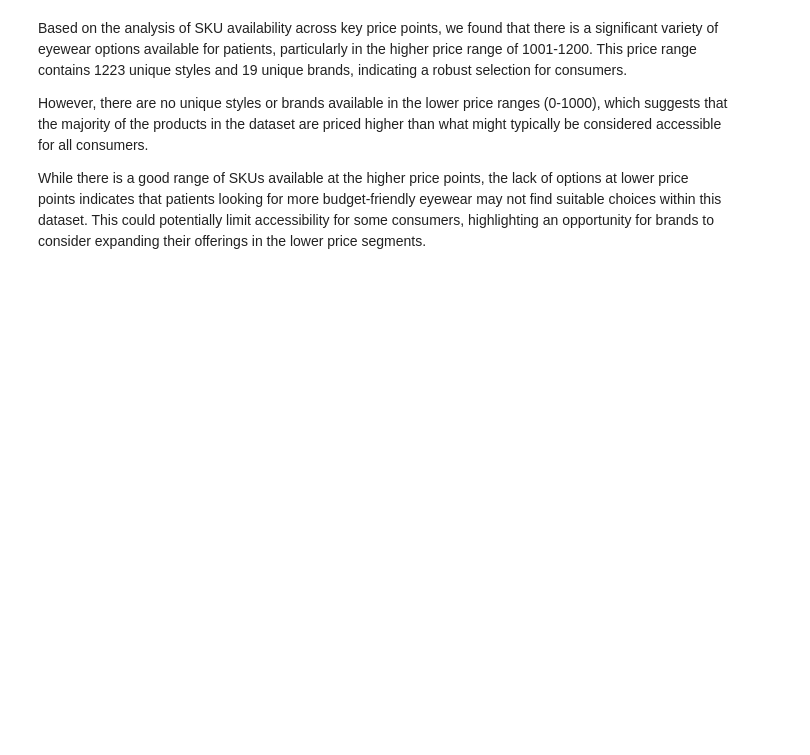
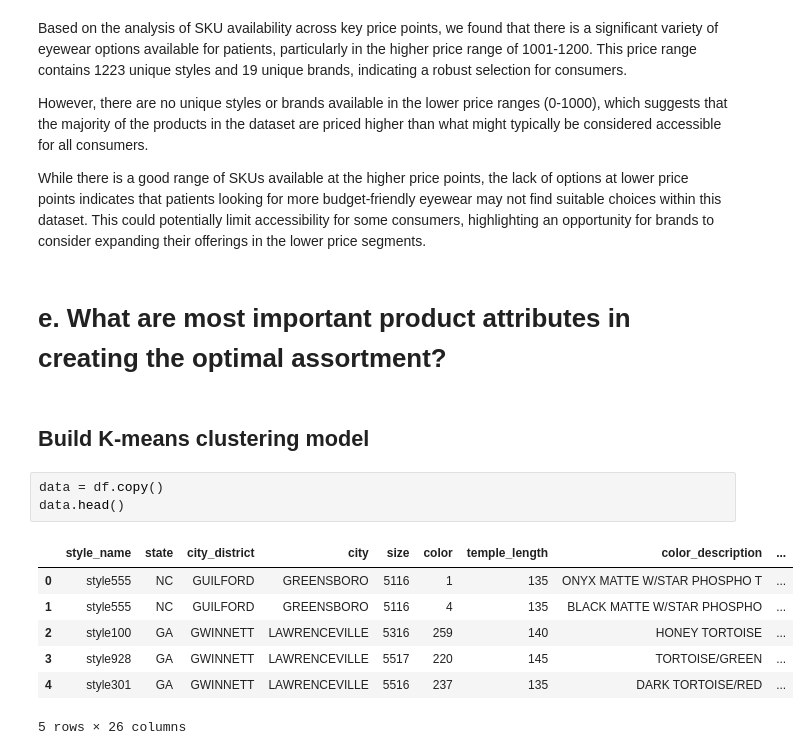
Before and after one commit to gmukku/Product-Assortment-Analysis, a Jupyter notebook: code/DSPM_Proj_Team_4.ipynb, the cells around one changed output. Cells and saved outputs as stored; diff of their text form; blank space fills up the shorter version.

```diff
--- a/code/DSPM_Proj_Team_4.ipynb
+++ b/code/DSPM_Proj_Team_4.ipynb
@@ -478,3 +478,18 @@ Based on the analysis of SKU availability across key price points, we found that
 However, there are no unique styles or brands available in the lower price ranges (0-1000), which suggests that the majority of the products in the dataset are priced higher than what might typically be considered accessible for all consumers.
 
 While there is a good range of SKUs available at the higher price points, the lack of options at lower price points indicates that patients looking for more budget-friendly eyewear may not find suitable choices within this dataset. This could potentially limit accessibility for some consumers, highlighting an opportunity for brands to consider expanding their offerings in the lower price segments.
+# %% [markdown]
+# e. What are most important product attributes in creating the optimal assortment?
+# %% [markdown]
+## Build K-means clustering model
+# %%
+data = df.copy()
+data.head()
+# %% [output]
+|  | style_name | state | city_district | city | size | color | temple_length | color_description | ... |
+| 0 | style555 | NC | GUILFORD | GREENSBORO | 5116 | 1 | 135 | ONYX MATTE W/STAR PHOSPHO T | ... |
+| 1 | style555 | NC | GUILFORD | GREENSBORO | 5116 | 4 | 135 | BLACK MATTE W/STAR PHOSPHO | ... |
+| 2 | style100 | GA | GWINNETT | LAWRENCEVILLE | 5316 | 259 | 140 | HONEY TORTOISE | ... |
+| 3 | style928 | GA | GWINNETT | LAWRENCEVILLE | 5517 | 220 | 145 | TORTOISE/GREEN | ... |
+| 4 | style301 | GA | GWINNETT | LAWRENCEVILLE | 5516 | 237 | 135 | DARK TORTOISE/RED | ... |
+5 rows × 26 columns
```
Also changed, not shown: parts of 21 cells of this notebook.
